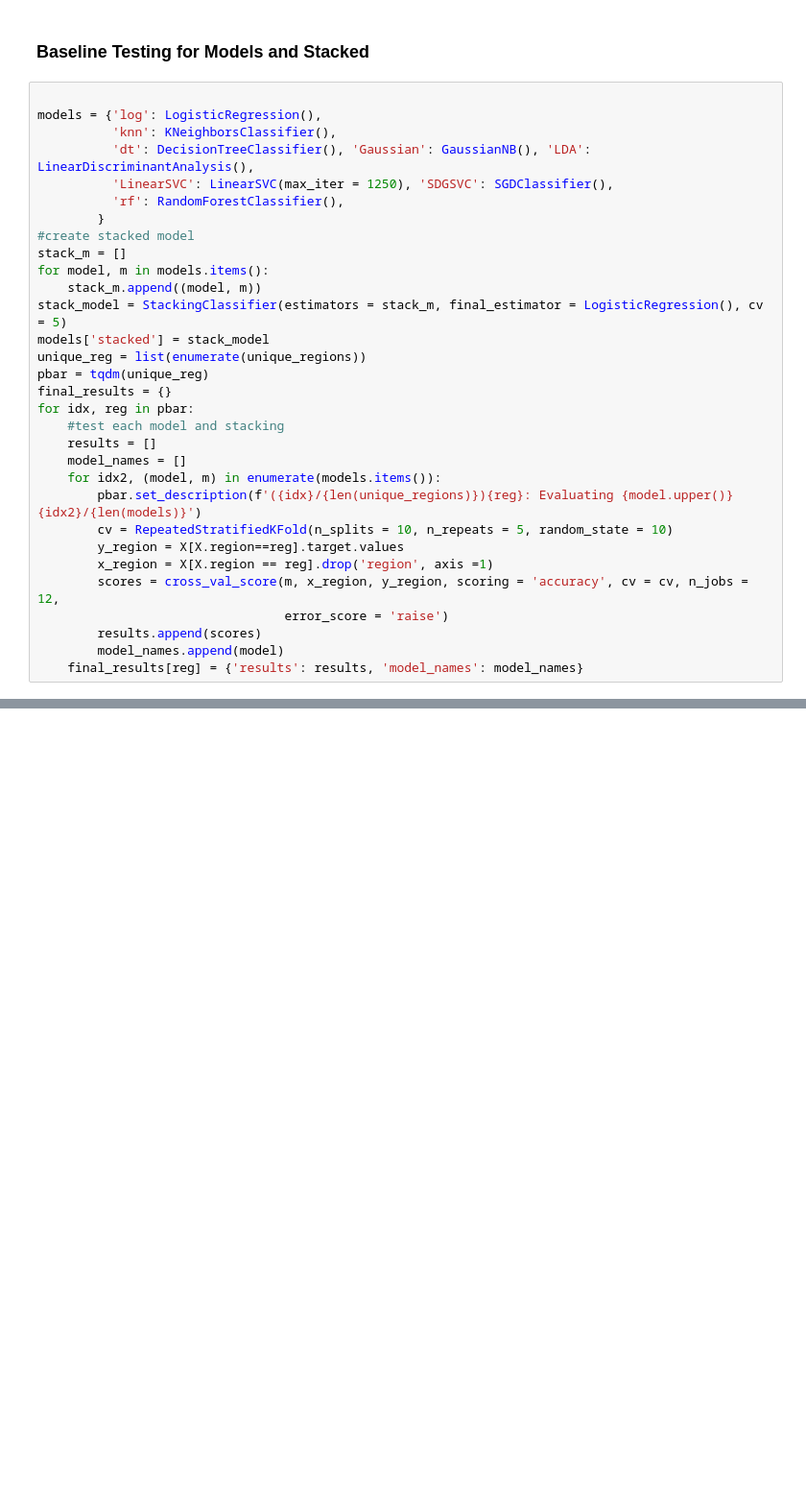
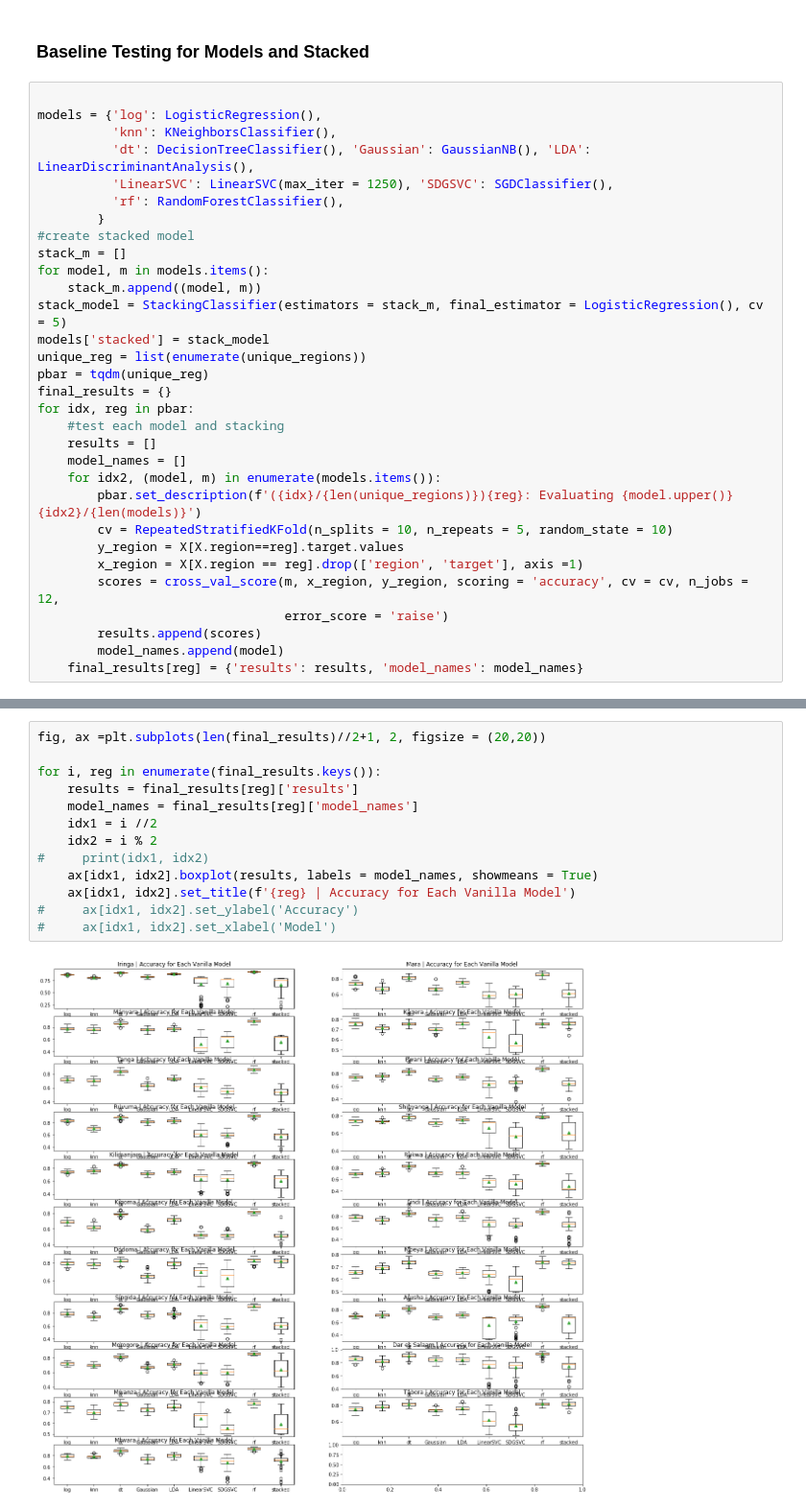
Before and after one commit to HeeebsInc/Mod3Project, a Jupyter notebook: Notebooks/SM/Modeling-WithRegion.ipynb, the cells around one changed output, grey strips where cells are left out. Shown at 96% size. Saved outputs shown, nothing was run; the diff lists cells and outputs as text; blank space fills up the shorter version.

```diff
--- a/Notebooks/SM/Modeling-WithRegion.ipynb
+++ b/Notebooks/SM/Modeling-WithRegion.ipynb
@@ -75,7 +77,7 @@ for idx, reg in pbar:
         pbar.set_description(f'({idx}/{len(unique_regions)}){reg}: Evaluating {model.upper()} {idx2}/{len(models)}')
         cv = RepeatedStratifiedKFold(n_splits = 10, n_repeats = 5, random_state = 10)
         y_region = X[X.region==reg].target.values
-        x_region = X[X.region == reg].drop('region', axis =1)
+        x_region = X[X.region == reg].drop(['region', 'target'], axis =1)
         scores = cross_val_score(m, x_region, y_region, scoring = 'accuracy', cv = cv, n_jobs = 12,
                                  error_score = 'raise')
         results.append(scores)
@@ -86,0 +107,15 @@ final_results
+# %%
+fig, ax =plt.subplots(len(final_results)//2+1, 2, figsize = (20,20))
+
+for i, reg in enumerate(final_results.keys()):
+    results = final_results[reg]['results']
+    model_names = final_results[reg]['model_names']
+    idx1 = i //2
+    idx2 = i % 2
+#     print(idx1, idx2)
+    ax[idx1, idx2].boxplot(results, labels = model_names, showmeans = True)
+    ax[idx1, idx2].set_title(f'{reg} | Accuracy for Each Vanilla Model')
+#     ax[idx1, idx2].set_ylabel('Accuracy')
+#     ax[idx1, idx2].set_xlabel('Model')
+# %% [output]
+[figure, added]
```
Also changed, not shown: parts of 6 cells of this notebook, 6 other files.
